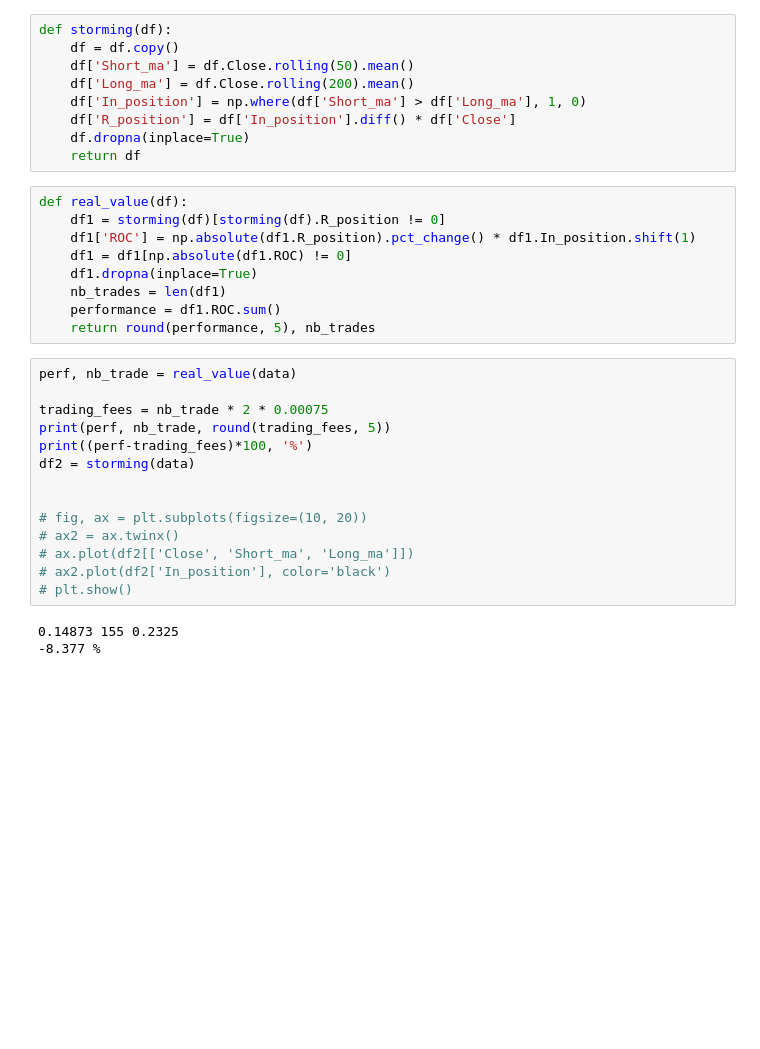
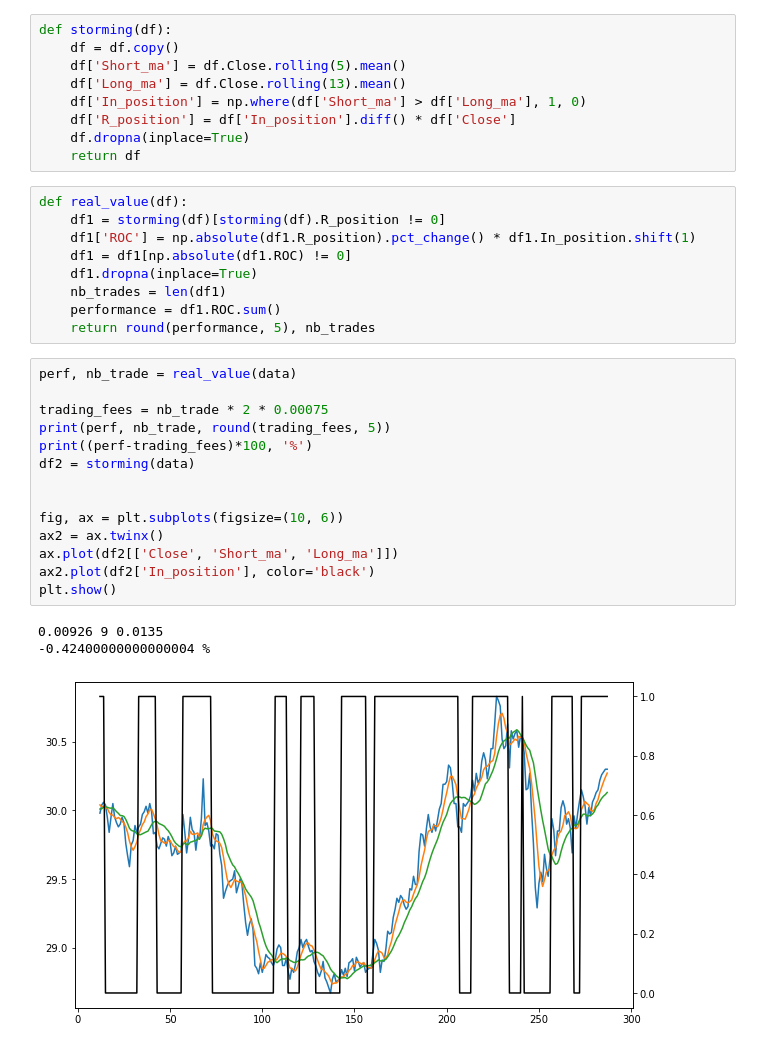
Before and after one commit to MBENALLA/sma_crossover, a Jupyter notebook: MA_Crossover.ipynb, the cells around one changed output. Saved outputs shown, nothing was run; the diff lists cells and outputs as text; blank space fills up the shorter version.

```diff
--- a/MA_Crossover.ipynb
+++ b/MA_Crossover.ipynb
@@ -25,8 +26,8 @@ data = pd.read_sql('DOTUSDT', engine)
 # %%
 def storming(df):
     df = df.copy()
-    df['Short_ma'] = df.Close.rolling(50).mean()
-    df['Long_ma'] = df.Close.rolling(200).mean()
+    df['Short_ma'] = df.Close.rolling(5).mean()
+    df['Long_ma'] = df.Close.rolling(13).mean()
     df['In_position'] = np.where(df['Short_ma'] > df['Long_ma'], 1, 0)
     df['R_position'] = df['In_position'].diff() * df['Close']
     df.dropna(inplace=True)
@@ -43,17 +44,18 @@ def real_value(df):
 # %%
 perf, nb_trade = real_value(data)
 
 trading_fees = nb_trade * 2 * 0.00075
 print(perf, nb_trade, round(trading_fees, 5))
 print((perf-trading_fees)*100, '%')
 df2 = storming(data)
 
 
-# fig, ax = plt.subplots(figsize=(10, 20))
-# ax2 = ax.twinx()
-# ax.plot(df2[['Close', 'Short_ma', 'Long_ma']])
-# ax2.plot(df2['In_position'], color='black')
-# plt.show()
+fig, ax = plt.subplots(figsize=(10, 6))
+ax2 = ax.twinx()
+ax.plot(df2[['Close', 'Short_ma', 'Long_ma']])
+ax2.plot(df2['In_position'], color='black')
+plt.show()
 # %% [output]
-0.14873 155 0.2325
--8.377 %
+0.00926 9 0.0135
+-0.42400000000000004 %
+[figure, added]
```
Also changed, not shown: parts of 2 cells of this notebook.
